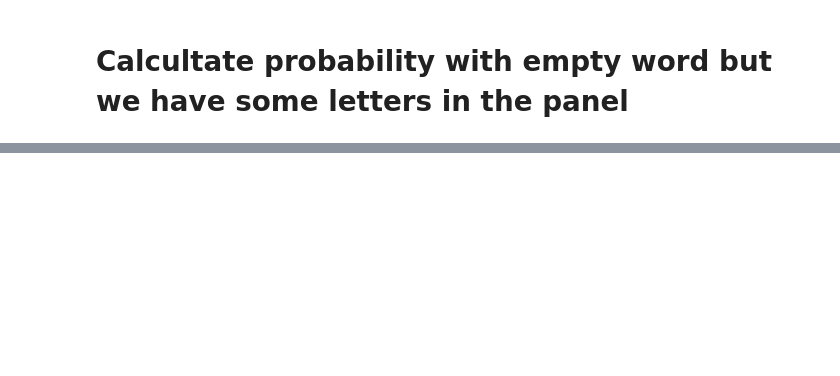
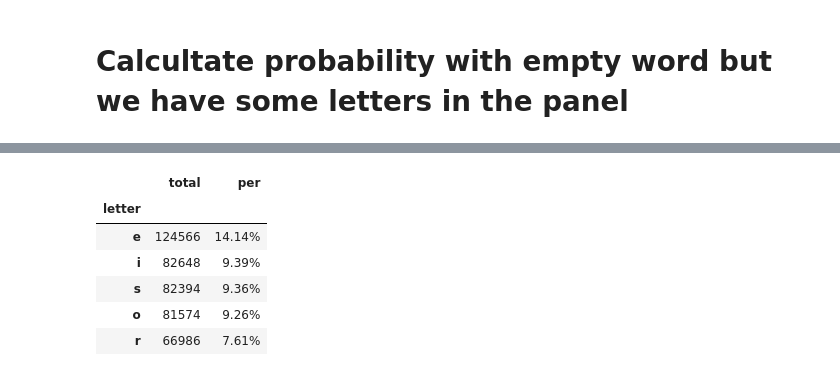
Before and after one commit to Jorge-Doncel/predict-letter, a Jupyter notebook: notebooks/Words Analize.ipynb, the cells around one changed output, grey strips where cells are left out. Cells and saved outputs as stored; diff of their text form; code cells hidden in the pictures; blank space fills up the shorter version.

```diff
--- a/notebooks/Words Analize.ipynb
+++ b/notebooks/Words Analize.ipynb
@@ -268,0 +373,11 @@ df
+# %%
+df['per'] = (df.total * 100 / df.total.sum()).round(2).astype(str) + '%'
+df.head()
+# %% [output]
+|  | total | per |
+| letter |  |  |
+| e | 124566 | 14.14% |
+| i | 82648 | 9.39% |
+| s | 82394 | 9.36% |
+| o | 81574 | 9.26% |
+| r | 66986 | 7.61% |
```
Also changed, not shown: parts of 22 cells of this notebook, 3 other files.
